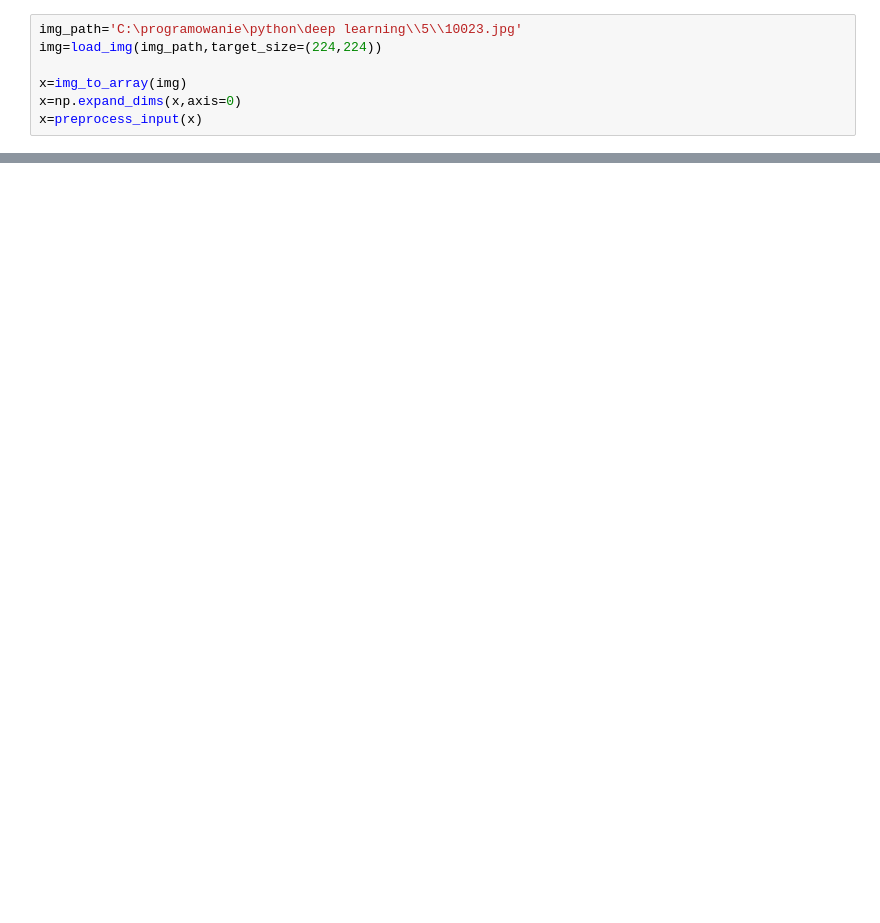
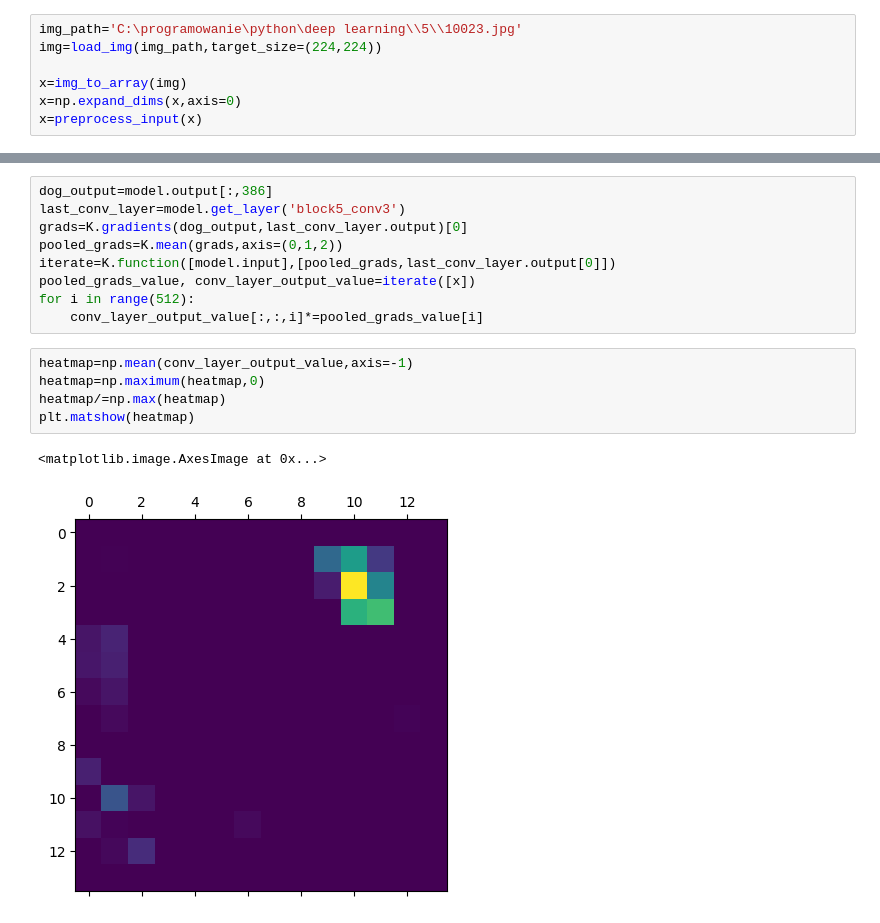
Before and after one commit to JakubPatrykAdamczyk/deep_learning, a Jupyter notebook: 5/5,6.ipynb, the cells around one changed output, grey strips where cells are left out. Cells and saved outputs as stored; diff of their text form; blank space fills up the shorter version.

```diff
--- a/5/5,6.ipynb
+++ b/5/5,6.ipynb
@@ -33,0 +32,17 @@ Predicted: [('n02109047', 'Great_Dane', 0.40529603), ('n02093428', 'American_Sta
+# %%
+dog_output=model.output[:,386]
+last_conv_layer=model.get_layer('block5_conv3')
+grads=K.gradients(dog_output,last_conv_layer.output)[0]
+pooled_grads=K.mean(grads,axis=(0,1,2))
+iterate=K.function([model.input],[pooled_grads,last_conv_layer.output[0]])
+pooled_grads_value, conv_layer_output_value=iterate([x])
+for i in range(512):
+    conv_layer_output_value[:,:,i]*=pooled_grads_value[i]
+# %%
+heatmap=np.mean(conv_layer_output_value,axis=-1)
+heatmap=np.maximum(heatmap,0)
+heatmap/=np.max(heatmap)
+plt.matshow(heatmap)
+# %% [output]
+<matplotlib.image.AxesImage at 0x...>
+[figure, added]
```
Also changed, not shown: parts of 5 cells of this notebook, 3 other files.
